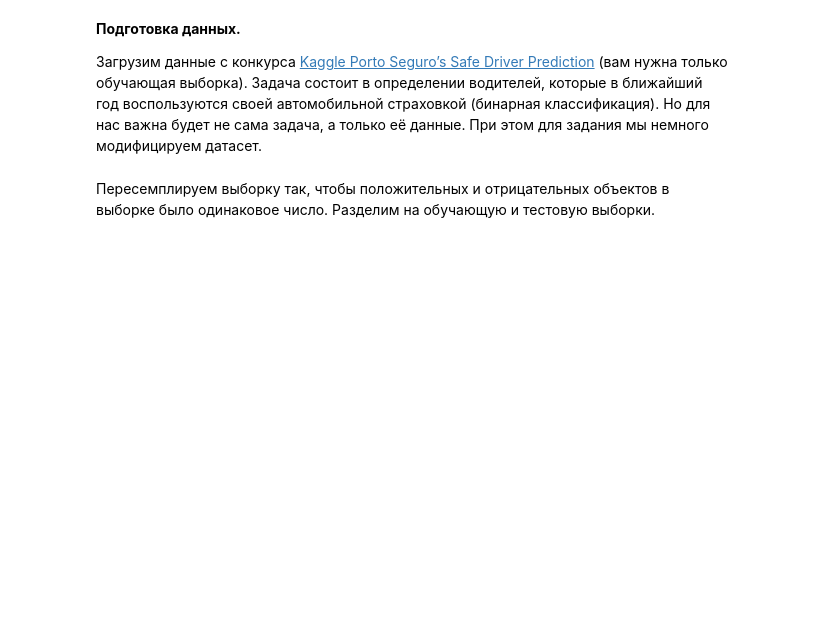
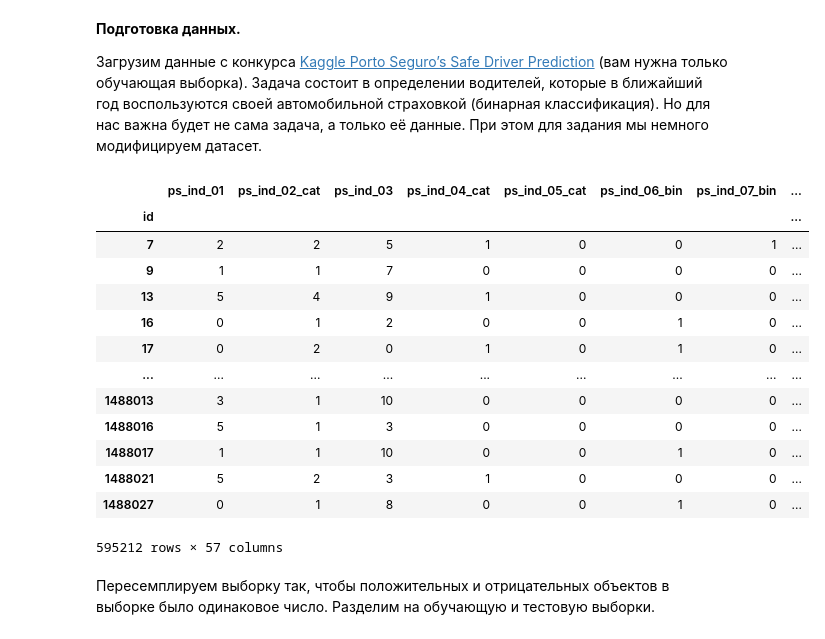
Before and after one commit to TiunovNN/hse-ml-homeworks, a Jupyter notebook: homework2/HW2_Logistic_regression.ipynb, the cells around one changed output. Cells and saved outputs as stored; diff of their text form; code cells hidden in the pictures; blank space fills up the shorter version.

```diff
--- a/homework2/HW2_Logistic_regression.ipynb
+++ b/homework2/HW2_Logistic_regression.ipynb
@@ -218,9 +218,26 @@ __Подготовка данных.__
 
 Загрузим данные с конкурса  [Kaggle Porto Seguro’s Safe Driver Prediction](https://www.kaggle.com/c/porto-seguro-safe-driver-prediction) (вам нужна только обучающая выборка). Задача состоит в определении водителей, которые в ближайший год воспользуются своей автомобильной страховкой (бинарная классификация). Но для нас важна будет не сама задача, а только её данные. При этом для задания мы немного модифицируем датасет.
 # %%
-data = pd.read_csv('train.csv', index_col=0)
+data = pd.read_csv('train.csv.zip', index_col=0)
 target = data.target.values
 data = data.drop('target', axis=1)
+# %%
+data
+# %% [output]
+|  | ps_ind_01 | ps_ind_02_cat | ps_ind_03 | ps_ind_04_cat | ps_ind_05_cat | ps_ind_06_bin | ps_ind_07_bin | ... |
+| id |  |  |  |  |  |  |  | ... |
+| 7 | 2 | 2 | 5 | 1 | 0 | 0 | 1 | ... |
+| 9 | 1 | 1 | 7 | 0 | 0 | 0 | 0 | ... |
+| 13 | 5 | 4 | 9 | 1 | 0 | 0 | 0 | ... |
+| 16 | 0 | 1 | 2 | 0 | 0 | 1 | 0 | ... |
+| 17 | 0 | 2 | 0 | 1 | 0 | 1 | 0 | ... |
+| ... | ... | ... | ... | ... | ... | ... | ... | ... |
+| 1488013 | 3 | 1 | 10 | 0 | 0 | 0 | 0 | ... |
+| 1488016 | 5 | 1 | 3 | 0 | 0 | 0 | 0 | ... |
+| 1488017 | 1 | 1 | 10 | 0 | 0 | 1 | 0 | ... |
+| 1488021 | 5 | 2 | 3 | 1 | 0 | 0 | 0 | ... |
+| 1488027 | 0 | 1 | 8 | 0 | 0 | 1 | 0 | ... |
+595212 rows × 57 columns
 # %% [markdown]
 Пересемплируем выборку так, чтобы положительных и отрицательных объектов в выборке было одинаковое число. Разделим на обучающую и тестовую выборки.
 # %%
```
Also changed, not shown: parts of 12 cells of this notebook.
